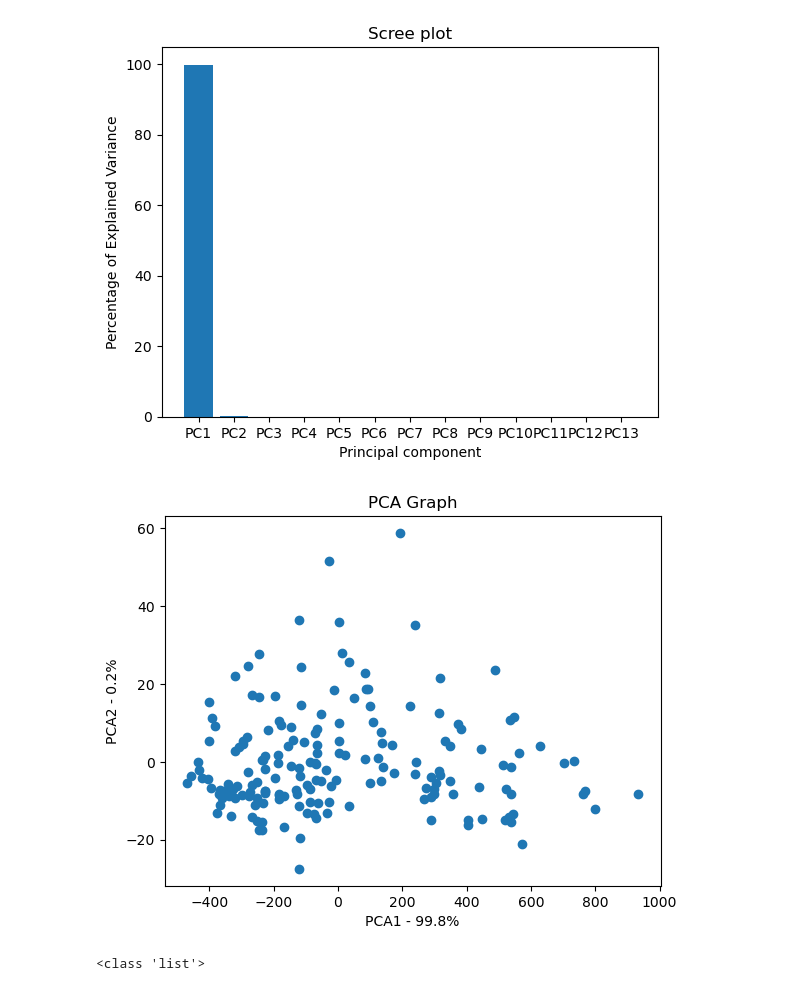
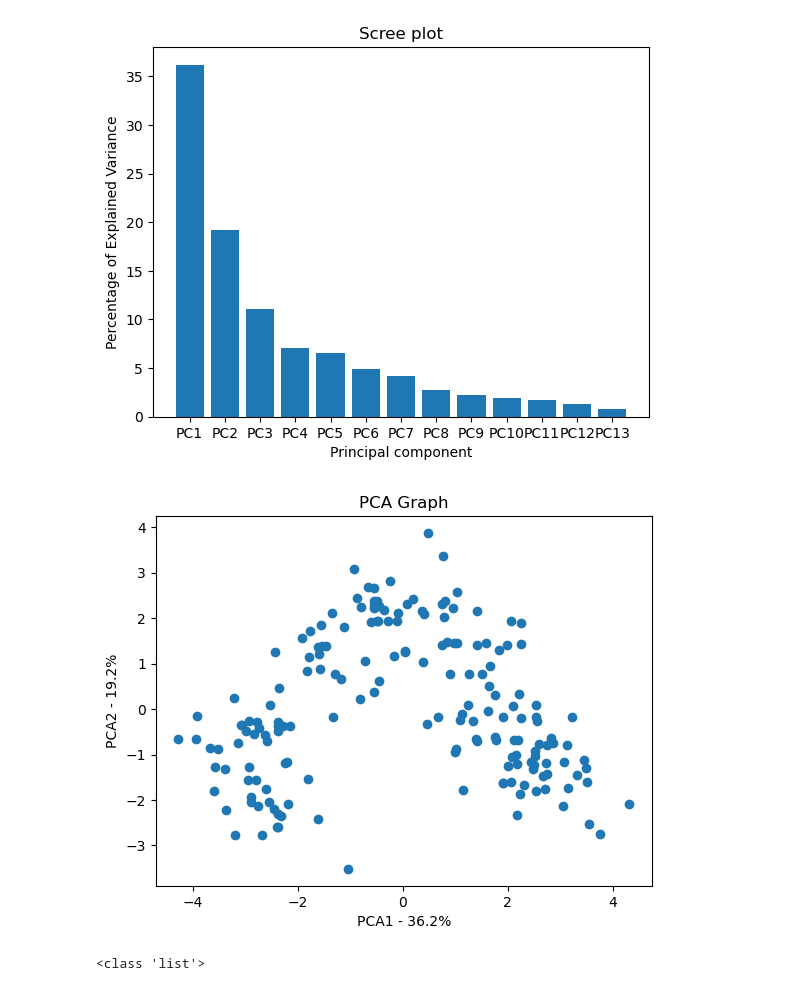
Before and after one commit to Stickkan/Lab-3, a Jupyter notebook: labb3.ipynb, the cells around one changed output. Saved outputs shown, nothing was run; the diff lists cells and outputs as text; code cells hidden in the pictures.

```diff
--- a/labb3.ipynb
+++ b/labb3.ipynb
@@ -15,38 +15,38 @@ colnames = ['1','2','3','4','5','6','7','8','9','10','11','12','13','14']
 
 data = pd.read_csv('WINE.txt', names=colnames, usecols=['2','3','4','5','6','7','8','9','10','11','12','13','14'], delimiter=r"\s+")
 #data.iloc[1:].values
 data.head()
 
-#scaled_data = preprocessing.scale(data)
+scaled_data = preprocessing.scale(data)
 
 #------------------------------------------------------------------------------------------------- Creates PCA object and performs the pca calculations ----------------------------------------------------------------------------------------
 pca = PCA()
 #pca.fit_transform!!!!
-pca.fit(data)
-pca_data = pca.transform(data)
+pca.fit(scaled_data)
+pca_data = pca.transform(scaled_data)
 per_var = np.round(pca.explained_variance_ratio_ *100, decimals = 1)
 
 labels = ['PC' + str(x) for x in range(1, len(per_var) +1)]
 
 
 #-------------------------------------------------------------------------------------------------Set up the different values needed for plotting the graph and plot the SCREE graph -----------------------------------------------------------------
 plt.bar(x = range(1,len(per_var)+1), height = per_var, tick_label = labels)
 plt.ylabel('Percentage of Explained Variance')
 plt.xlabel('Principal component')
 plt.title('Scree plot')
 plt.show()
 
 #-------------------------------------------------------------------------------------------------Set up the different values needed for plotting the graph and plot the PCA graph -----------------------------------------------------------------
 pca_data = pd.DataFrame(pca_data, index = range(1,len(data)+1), columns = labels)
 plt.scatter(pca_data.PC1, pca_data.PC2)
 plt.title('PCA Graph')
 plt.xlabel('PCA1 - {0}%'.format(per_var[0]))
 plt.ylabel('PCA2 - {0}%'.format(per_var[1]))
 plt.show()
 print(list)
 # %% [output]
-[figure, old version]
+[figure, new version]
-[figure, old version]
+[figure, new version]
 <class 'list'>
 # %%
 #--------------------------K-means clustering from here--------------------------
```
Also changed, not shown: parts of 2 cells of this notebook.
